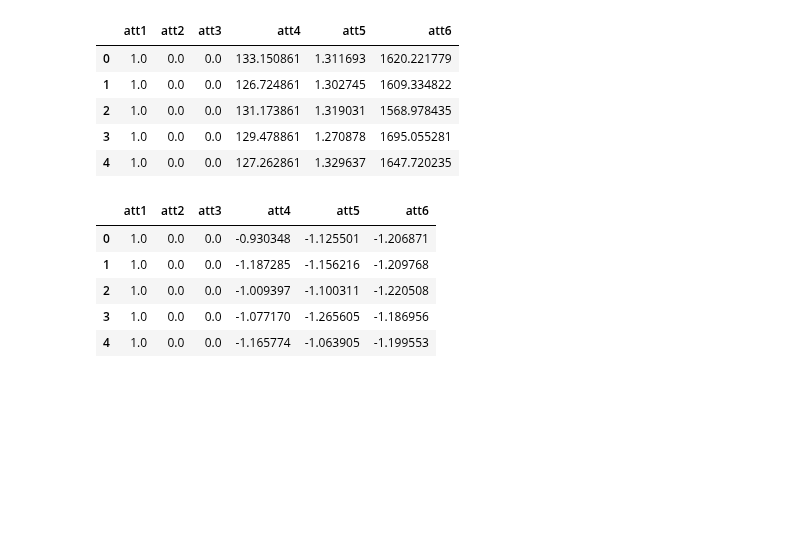
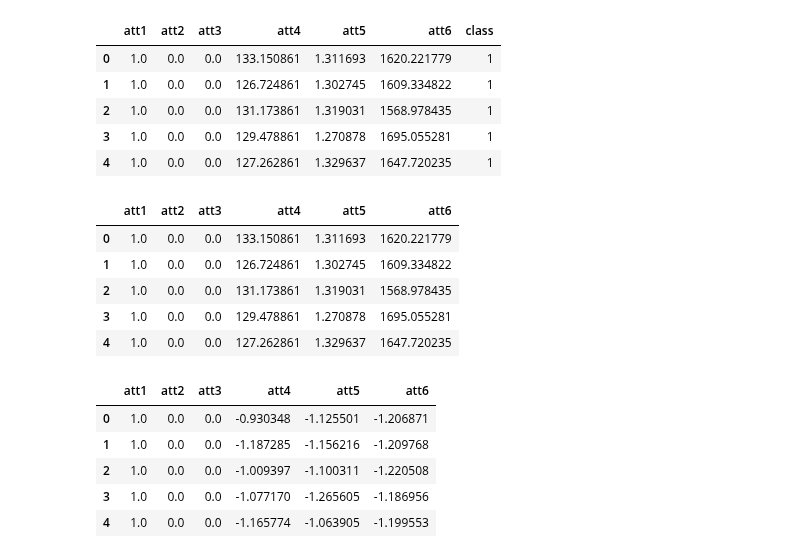
Before and after one commit to CyberKnight1803/ML_Assignment, a Jupyter notebook: ANN/ANN.ipynb, the cells around one changed output. Cells and saved outputs as stored; diff of their text form; code cells hidden in the pictures; blank space fills up the shorter version.

```diff
--- a/ANN/ANN.ipynb
+++ b/ANN/ANN.ipynb
@@ -7,7 +7,15 @@ from deepNN import DNN
 # %%
 df = pd.read_csv('dataset_NN.csv')
 X = df.iloc[:, :-1]
 y = df.iloc[:, -1]
+df.head()
+# %% [output]
+|  | att1 | att2 | att3 | att4 | att5 | att6 | class |
+| 0 | 1.0 | 0.0 | 0.0 | 133.150861 | 1.311693 | 1620.221779 | 1 |
+| 1 | 1.0 | 0.0 | 0.0 | 126.724861 | 1.302745 | 1609.334822 | 1 |
+| 2 | 1.0 | 0.0 | 0.0 | 131.173861 | 1.319031 | 1568.978435 | 1 |
+| 3 | 1.0 | 0.0 | 0.0 | 129.478861 | 1.270878 | 1695.055281 | 1 |
+| 4 | 1.0 | 0.0 | 0.0 | 127.262861 | 1.329637 | 1647.720235 | 1 |
 # %%
 preprocessor = SimplePreprocessor()
 # %%
```
Also changed, not shown: parts of 4 cells of this notebook, 5 other files.
